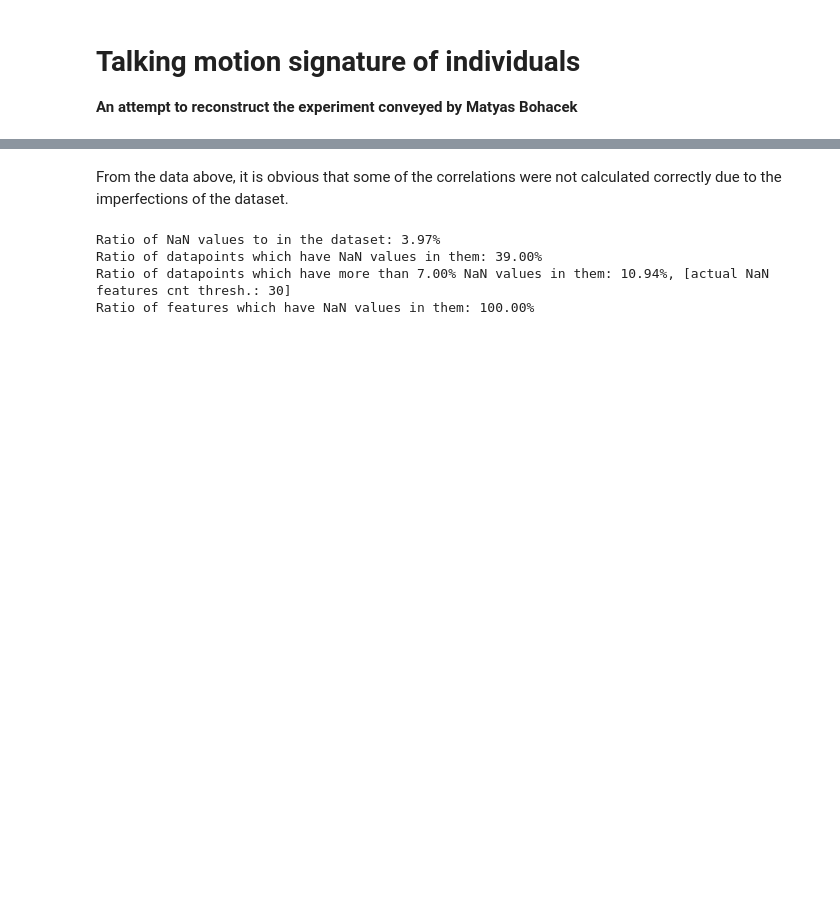
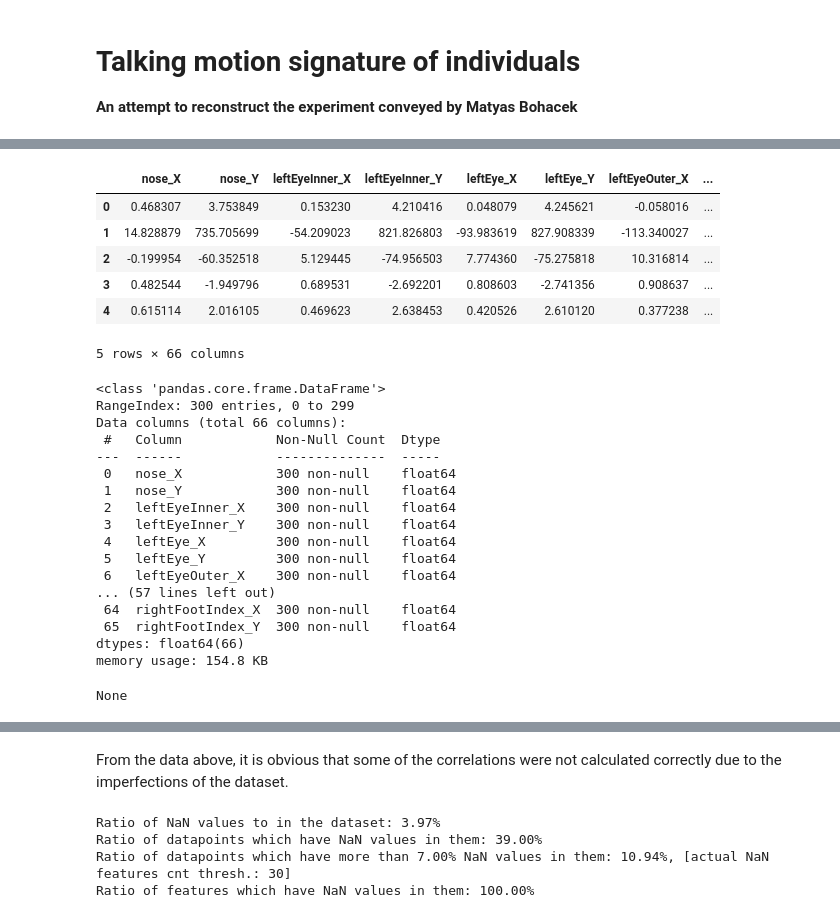
Before and after one commit to samarrik/motion_signature, a Jupyter notebook: main.ipynb, the cells around one changed output, grey strips where cells are left out. Saved outputs shown, nothing was run; the diff lists cells and outputs as text; code cells hidden in the pictures; blank space fills up the shorter version.

```diff
--- a/main.ipynb
+++ b/main.ipynb
@@ -115,0 +128,29 @@ df.describe().map("{:.2f}".format)
+# %%
+display(extracted_mp_ex.head(5))
+display(extracted_mp_ex.info())
+# %% [output]
+|  | nose_X | nose_Y | leftEyeInner_X | leftEyeInner_Y | leftEye_X | leftEye_Y | leftEyeOuter_X | ... |
+| 0 | 0.468307 | 3.753849 | 0.153230 | 4.210416 | 0.048079 | 4.245621 | -0.058016 | ... |
+| 1 | 14.828879 | 735.705699 | -54.209023 | 821.826803 | -93.983619 | 827.908339 | -113.340027 | ... |
+| 2 | -0.199954 | -60.352518 | 5.129445 | -74.956503 | 7.774360 | -75.275818 | 10.316814 | ... |
+| 3 | 0.482544 | -1.949796 | 0.689531 | -2.692201 | 0.808603 | -2.741356 | 0.908637 | ... |
+| 4 | 0.615114 | 2.016105 | 0.469623 | 2.638453 | 0.420526 | 2.610120 | 0.377238 | ... |
+5 rows × 66 columns
+<class 'pandas.core.frame.DataFrame'>
+RangeIndex: 300 entries, 0 to 299
+Data columns (total 66 columns):
+ #   Column            Non-Null Count  Dtype
+---  ------            --------------  -----
+ 0   nose_X            300 non-null    float64
+ 1   nose_Y            300 non-null    float64
+ 2   leftEyeInner_X    300 non-null    float64
+ 3   leftEyeInner_Y    300 non-null    float64
+ 4   leftEye_X         300 non-null    float64
+ 5   leftEye_Y         300 non-null    float64
+ 6   leftEyeOuter_X    300 non-null    float64
+... (57 lines left out)
+ 64  rightFootIndex_X  300 non-null    float64
+ 65  rightFootIndex_Y  300 non-null    float64
+dtypes: float64(66)
+memory usage: 154.8 KB
+None
```
Also changed, not shown: parts of 21 cells of this notebook, 1 other file.
